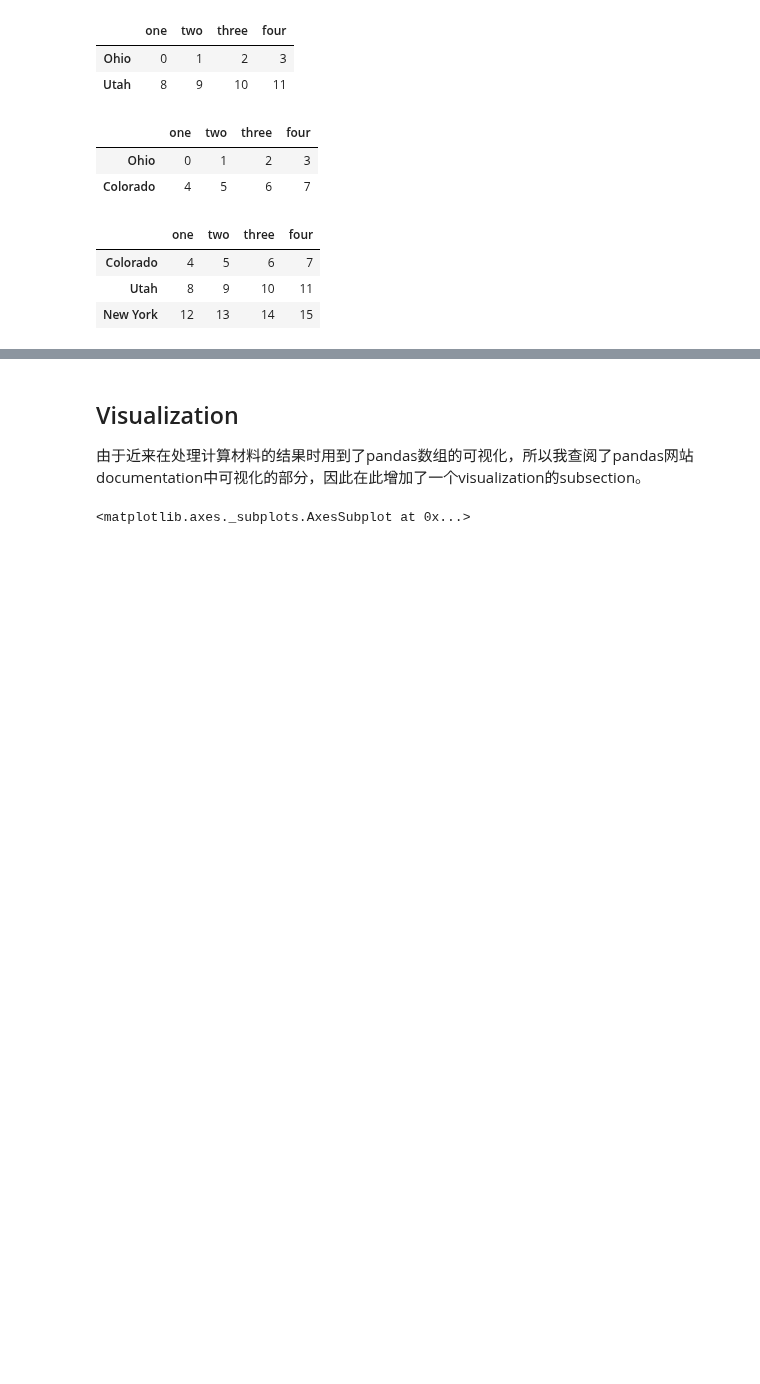
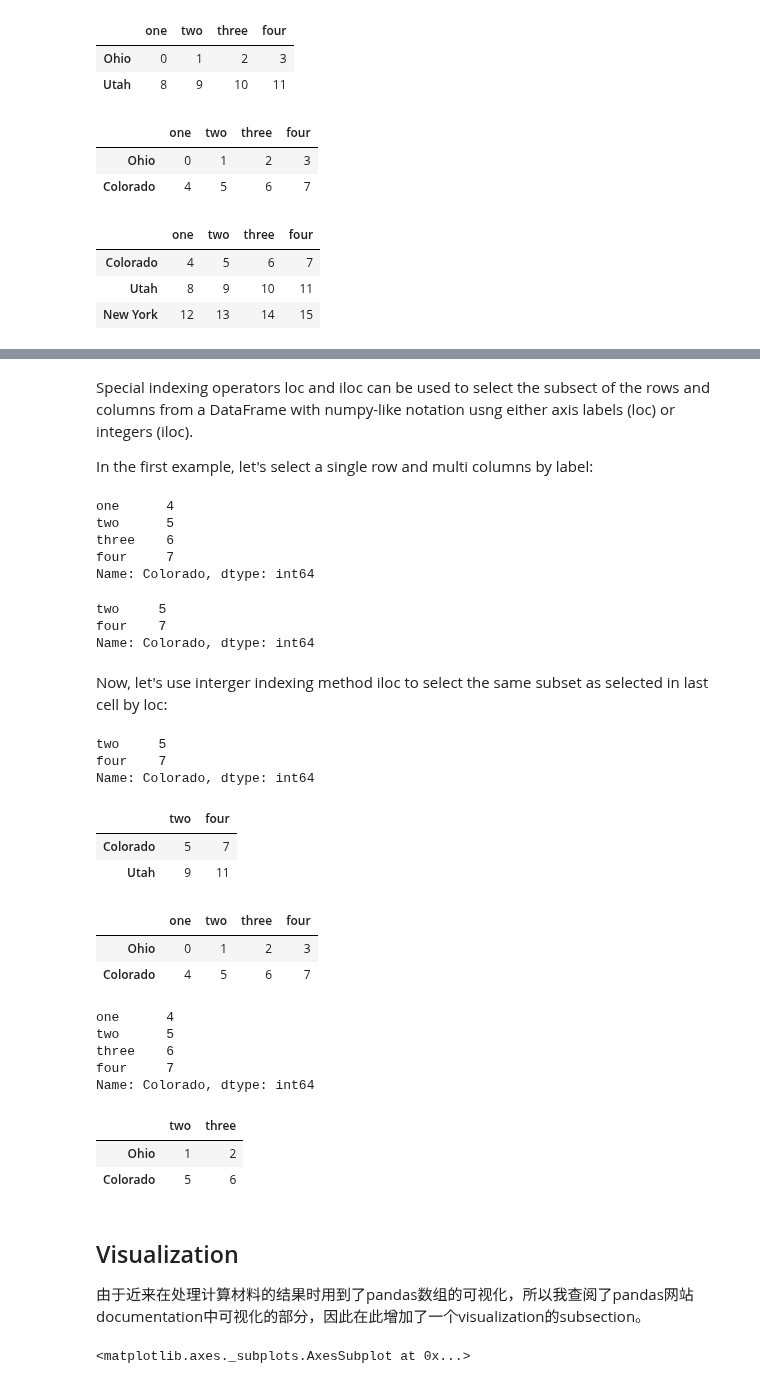
Before and after one commit to yw-fang/readingnotes, a Jupyter notebook: machine-learning/McKinney-pythonbook2013/chapter05-note.ipynb, the cells around one changed output, grey strips where cells are left out. Drawn from its saved outputs; the diff is of its cells as text; code cells hidden in the pictures; blank space fills up the shorter version.

```diff
--- a/machine-learning/McKinney-pythonbook2013/chapter05-note.ipynb
+++ b/machine-learning/McKinney-pythonbook2013/chapter05-note.ipynb
@@ -823,3 +832,58 @@ data[data['three'] > 5]
+# %% [markdown]
+Special indexing operators loc and iloc can be used to select the subsect of the rows and columns from a DataFrame with numpy-like notation usng either axis labels (loc) or integers (iloc).
+
+
+In the first example, let's select a single row and multi columns by label:
+# %%
+data.loc['Colorado']
+# %% [output]
+one      4
+two      5
+three    6
+four     7
+Name: Colorado, dtype: int64
+# %%
+data.loc['Colorado', ['two', 'four']]
+# %% [output]
+two     5
+four    7
+Name: Colorado, dtype: int64
+# %% [markdown]
+Now, let's use interger indexing method iloc to select the same subset as selected in last cell by loc:
+# %%
+data.iloc[1,[1, 3]]
+# %% [output]
+two     5
+four    7
+Name: Colorado, dtype: int64
+# %%
+data.iloc[[1,2],[1, 3]]
+# %% [output]
+|  | two | four |
+| Colorado | 5 | 7 |
+| Utah | 9 | 11 |
+# %%
+data.loc[:"Colorado"]
+# %% [output]
+|  | one | two | three | four |
+| Ohio | 0 | 1 | 2 | 3 |
+| Colorado | 4 | 5 | 6 | 7 |
+# %%
+data.loc["Colorado"]
+# Compared to the last cell, I remove the comma :
+# Hence only the row of 'Colorado'
+# %% [output]
+one      4
+two      5
+three    6
+four     7
+Name: Colorado, dtype: int64
+# %%
+data.loc[:"Colorado", ['two', 'three']]
+# %% [output]
+|  | two | three |
+| Ohio | 1 | 2 |
+| Colorado | 5 | 6 |
 # %% [markdown]
 ## Visualization
 
```
Also changed, not shown: parts of 2 cells of this notebook.
